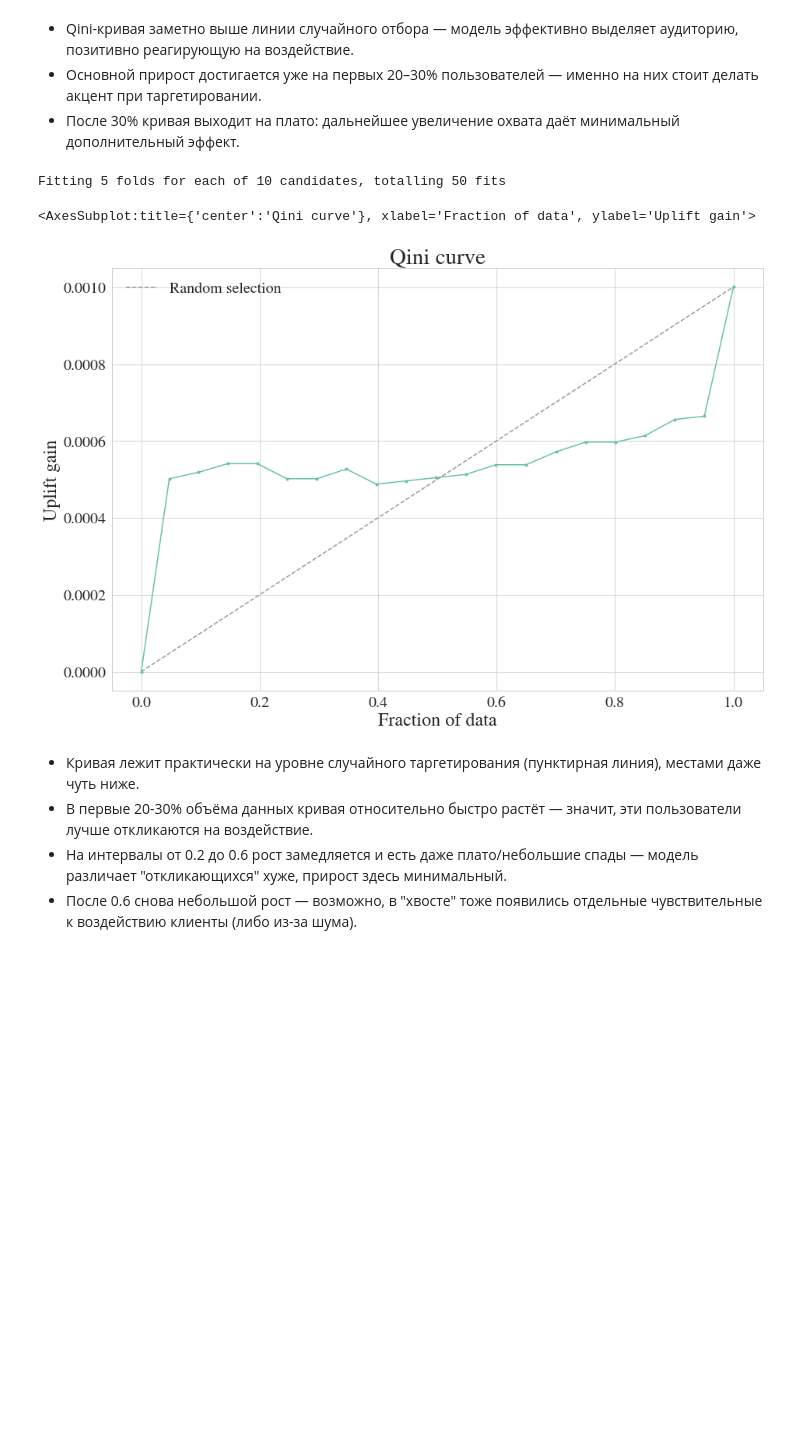
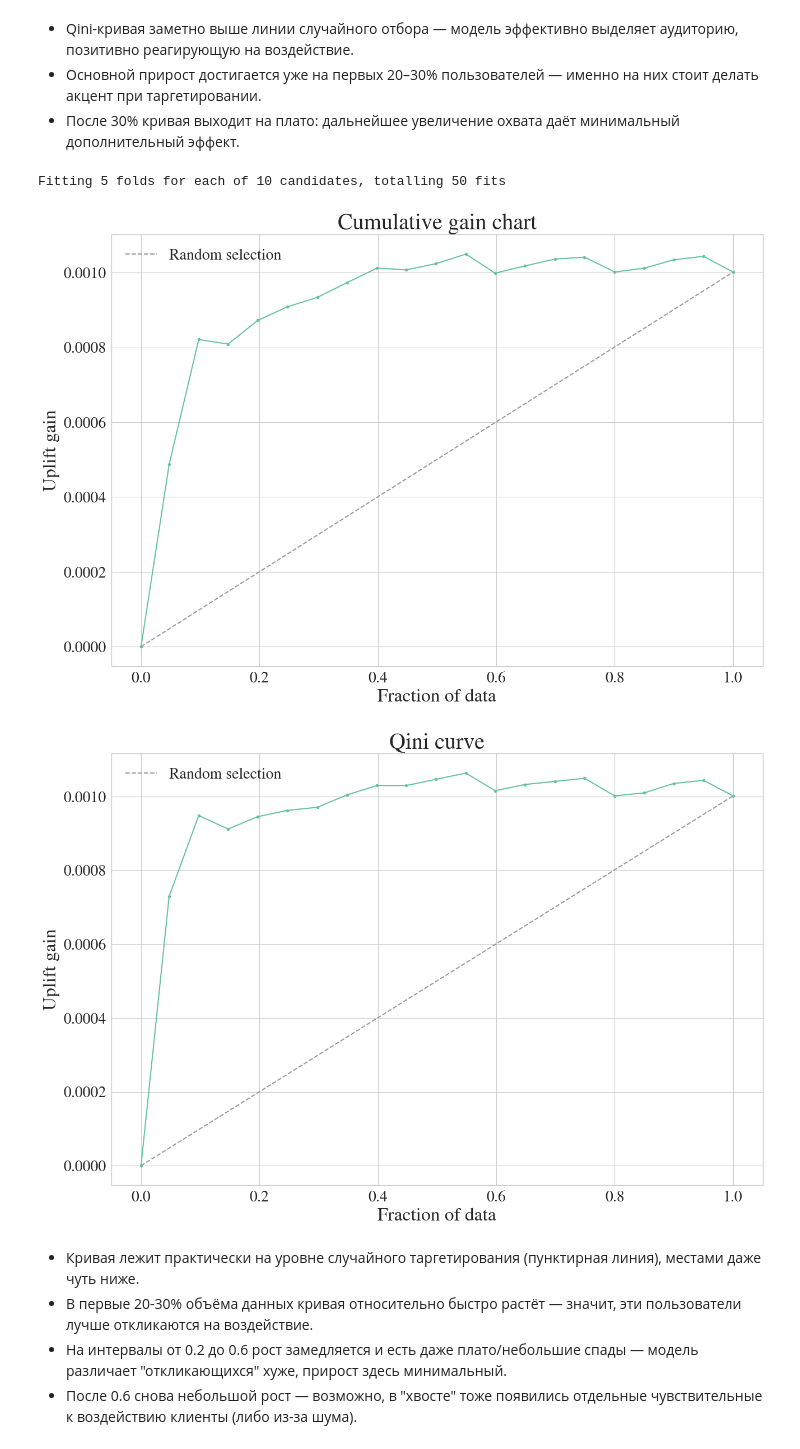
Before and after one commit to eroshkin-spb/test-task-Eroshkin, a Jupyter notebook: 1/Task1.ipynb, the cells around one changed output. Cells and saved outputs as stored; diff of their text form; code cells hidden in the pictures; blank space fills up the shorter version.

```diff
--- a/1/Task1.ipynb
+++ b/1/Task1.ipynb
@@ -553,29 +551,33 @@ Fitting 5 folds for each of 10 candidates, totalling 50 fits
 # %%
 df_sub_c = df.sample(frac=0.05, random_state=42).reset_index(drop=True)
 
 up_conversion = TransformedOutcome(
     df_sub_c.drop(columns=['visit', "exposure"]),       # исходные данные без лишних таргетов
     col_treatment='treatment',                          # какая колонка – признак "было воздействие/нет"
     col_outcome='conversion',                           # какая колонка – целевое действие пользователя
     stratify=df_sub_c['treatment']                      # стратификация при разбиении train/test (сохраняем доли treatment/control)
 )
 
 # Подбираем гиперпараметры случайным поиском по их возможным значениям (RandomizedSearchCV)
 up_conversion.randomized_search(
     n_iter=10,        # сколько случайных комбинаций гиперпараметров проверим
     n_jobs=-1,        # параллельно во всех доступных потоках
     random_state=0,   # фиксируем seed для воспроизводимости
     verbose=2
 )
 # Обучаем модель на всех обучающих данных с лучшими найденными параметрами
 up_conversion.fit(**up_conversion.rand_search_.best_params_)
 
 # Визуализация Qini-кривой
-up_conversion.plot(plot_type="qini")
+fig1 = up_conversion.plot()
+plt.show()
+
+fig2 = up_conversion.plot(plot_type="qini")
+plt.show()
 # %% [output]
 Fitting 5 folds for each of 10 candidates, totalling 50 fits
-<AxesSubplot:title={'center':'Qini curve'}, xlabel='Fraction of data', ylabel='Uplift gain'>
-[figure, old version]
+[figure, new version]
+[figure, added]
 # %% [markdown]
 - Кривая лежит практически на уровне случайного таргетирования (пунктирная линия), местами даже чуть ниже.
 - В первые 20-30% объёма данных кривая относительно быстро растёт — значит, эти пользователи лучше откликаются на воздействие.
```
Also changed, not shown: parts of 17 cells of this notebook.
